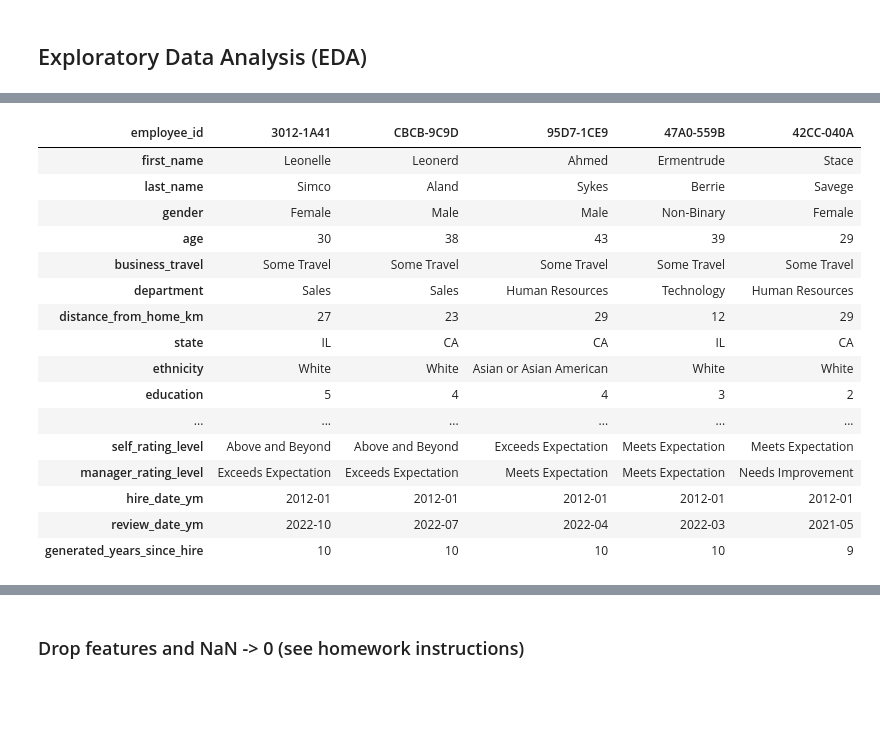
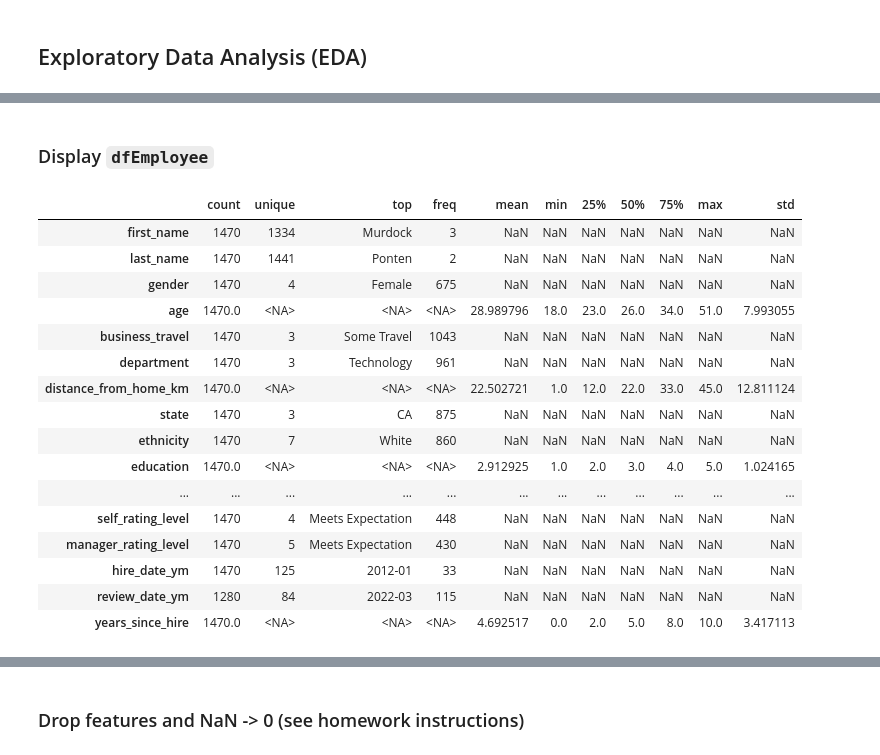
Before and after one commit to julrichkieffer/portfolio-data-science, a Jupyter notebook: 02 staff churn/notebook.ipynb, the cells around one changed output, grey strips where cells are left out. Cells and saved outputs as stored; diff of their text form; code cells hidden in the pictures; blank space fills up the shorter version.

```diff
--- a/02 staff churn/notebook.ipynb
+++ b/02 staff churn/notebook.ipynb
@@ -825,11 +833,11 @@ dfEmployee.hire_date = pd.to_datetime(dfEmployee.hire_date)
 for col in ['hire_date', 'review_date']:
     dfEmployee[col + '_ym'] = dfEmployee[col].dt.to_period('M') # f'{ dfEmployee[col].dt.year }-{ dfEmployee[col].dt.month }'
 # %%
-dfEmployee['generated_years_since_hire'] = \
+dfEmployee['years_since_hire'] = \
     (dfEmployee.review_date.dt.year - dfEmployee.hire_date.dt.year) \
         .fillna(0).apply(lambda y: int(y) if 0 <= y else 0)
 
-dfEmployee.generated_years_since_hire.describe()
+dfEmployee.years_since_hire.describe()
 
 # TODO plot `generated_years` vs `years_at_company`
 # %% [output]
@@ -897,20 +923,22 @@ None
+# %% [markdown]
+### Display `dfEmployee`
 # %%
-dfEmployee.head().T
+dfEmployee.describe(include='all').T
 # %% [output]
-| employee_id | 3012-1A41 | CBCB-9C9D | 95D7-1CE9 | 47A0-559B | 42CC-040A |
-| first_name | Leonelle | Leonerd | Ahmed | Ermentrude | Stace |
-| last_name | Simco | Aland | Sykes | Berrie | Savege |
-| gender | Female | Male | Male | Non-Binary | Female |
-| age | 30 | 38 | 43 | 39 | 29 |
-| business_travel | Some Travel | Some Travel | Some Travel | Some Travel | Some Travel |
-| department | Sales | Sales | Human Resources | Technology | Human Resources |
-| distance_from_home_km | 27 | 23 | 29 | 12 | 29 |
-| state | IL | CA | CA | IL | CA |
-| ethnicity | White | White | Asian or Asian American | White | White |
-| education | 5 | 4 | 4 | 3 | 2 |
-| ... | ... | ... | ... | ... | ... |
-| self_rating_level | Above and Beyond | Above and Beyond | Exceeds Expectation | Meets Expectation | Meets Expectation |
-| manager_rating_level | Exceeds Expectation | Exceeds Expectation | Meets Expectation | Meets Expectation | Needs Improvement |
-| hire_date_ym | 2012-01 | 2012-01 | 2012-01 | 2012-01 | 2012-01 |
-| review_date_ym | 2022-10 | 2022-07 | 2022-04 | 2022-03 | 2021-05 |
-| generated_years_since_hire | 10 | 10 | 10 | 10 | 9 |
+|  | count | unique | top | freq | mean | min | 25% | 50% | 75% | max | std |
+| first_name | 1470 | 1334 | Murdock | 3 | NaN | NaN | NaN | NaN | NaN | NaN | NaN |
+| last_name | 1470 | 1441 | Ponten | 2 | NaN | NaN | NaN | NaN | NaN | NaN | NaN |
+| gender | 1470 | 4 | Female | 675 | NaN | NaN | NaN | NaN | NaN | NaN | NaN |
+| age | 1470.0 | <NA> | <NA> | <NA> | 28.989796 | 18.0 | 23.0 | 26.0 | 34.0 | 51.0 | 7.993055 |
+| business_travel | 1470 | 3 | Some Travel | 1043 | NaN | NaN | NaN | NaN | NaN | NaN | NaN |
+| department | 1470 | 3 | Technology | 961 | NaN | NaN | NaN | NaN | NaN | NaN | NaN |
+| distance_from_home_km | 1470.0 | <NA> | <NA> | <NA> | 22.502721 | 1.0 | 12.0 | 22.0 | 33.0 | 45.0 | 12.811124 |
+| state | 1470 | 3 | CA | 875 | NaN | NaN | NaN | NaN | NaN | NaN | NaN |
+| ethnicity | 1470 | 7 | White | 860 | NaN | NaN | NaN | NaN | NaN | NaN | NaN |
+| education | 1470.0 | <NA> | <NA> | <NA> | 2.912925 | 1.0 | 2.0 | 3.0 | 4.0 | 5.0 | 1.024165 |
+| ... | ... | ... | ... | ... | ... | ... | ... | ... | ... | ... | ... |
+| self_rating_level | 1470 | 4 | Meets Expectation | 448 | NaN | NaN | NaN | NaN | NaN | NaN | NaN |
+| manager_rating_level | 1470 | 5 | Meets Expectation | 430 | NaN | NaN | NaN | NaN | NaN | NaN | NaN |
+| hire_date_ym | 1470 | 125 | 2012-01 | 33 | NaN | NaN | NaN | NaN | NaN | NaN | NaN |
+| review_date_ym | 1280 | 84 | 2022-03 | 115 | NaN | NaN | NaN | NaN | NaN | NaN | NaN |
+| years_since_hire | 1470.0 | <NA> | <NA> | <NA> | 4.692517 | 0.0 | 2.0 | 5.0 | 8.0 | 10.0 | 3.417113 |
```
Also changed, not shown: parts of 15 cells of this notebook.
